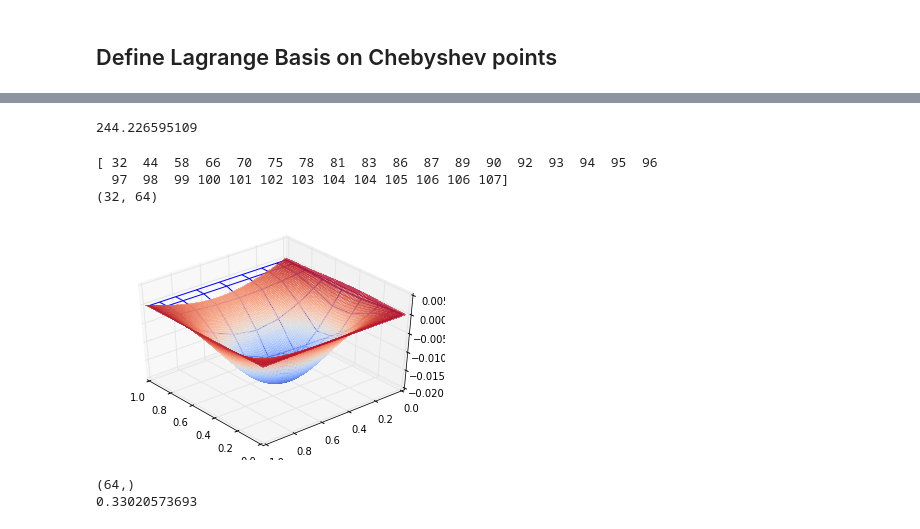
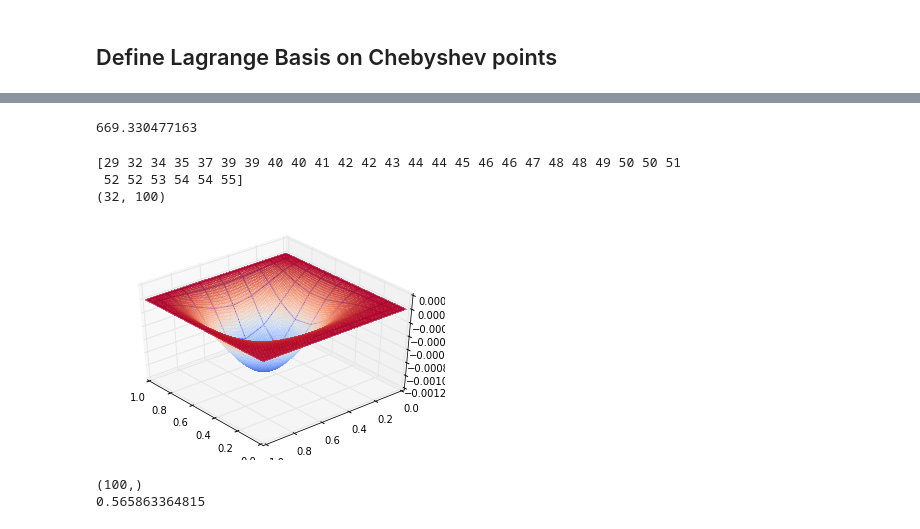
Before and after one commit to pdicerbo/P1.4, a Jupyter notebook: Basics/FinalProject.ipynb, the cells around one changed output, grey strips where cells are left out. Saved outputs shown, nothing was run; the diff lists cells and outputs as text; code cells hidden in the pictures.

```diff
--- a/Basics/FinalProject.ipynb
+++ b/Basics/FinalProject.ipynb
@@ -232,9 +232,10 @@ print(M.shape)
 
 Ax = einsum('ai, bj -> abij', Q[1], DQ[0])
 Ax = Ax.reshape((Nq[0]*Nq[1],N[0]*N[1]))
-Ay = einsum('ai, bj -> abij', Q[1], DQ[0])
+Ay = einsum('ai, bj -> abij', DQ[1], Q[0])
 Ay = Ay.reshape((Nq[0]*Nq[1],N[0]*N[1]))
 
 Axx = Ax.T.dot(W.dot(Ax))
 Ayy = Ay.T.dot(W.dot(Ay))
+print(cond(Axx + Ayy))
 # %% [output]
@@ -244,6 +246,6 @@ Ayy = Ay.T.dot(W.dot(Ay))
 # %%
-def assemble_rhs(f, quad, B, W, t = None):
-    Qx, Qy = meshgrid(quad[0], quad[1])
+def assemble_rhs(f, t = None):
+    Qx, Qy = meshgrid(quadrature[0], quadrature[1])
     if t == None:
         G = f(Qx, Qy).flatten()
     else:
@@ -299,7 +301,7 @@ from sympy import cos as Cos
 q, r, t = symbols('q r t')
 
 # desired_sol = sin(q**2 * r**2 * (q - 1.)**2 * (r - 1.)**2) * (q - 1.)**2 *(r - 1.)**3
-desired_sol = Cos(t) * Sin(pi * q) * Sin(pi * r) * q**2 *  (q - 1.)**3
+desired_sol = -Sin(t) * Sin(pi * q) * Sin(pi * r) * q**2 * (1. - q) * r * (1 - r)
 
 dx = diff(desired_sol, q)
 dy = diff(desired_sol, r)
@@ -309,9 +311,9 @@ fterm = diff(desired_sol, t) - laplacian
 
 forcing_term = lambdify("q, r, t", fterm, "numpy")
 
-f_lambd = lambdify("q, r, t", desired_sol, "numpy")
-fx      = lambdify("q, r, t", dx, "numpy")
-fy      = lambdify("q, r, t", dy, "numpy")
+real_sol = lambdify("q, r, t", desired_sol, "numpy")
+fx       = lambdify("q, r, t", dx, "numpy")
+fy       = lambdify("q, r, t", dy, "numpy")
 # %%
 # Plot of the forcing term
 from mpl_toolkits.mplot3d import Axes3D
@@ -340,42 +342,47 @@ def eval_space(LL,U):
     return lambda x,y : eval_sp(LL,U,x,y)
 # %%
 def final_derivative(u, time):
-    F = assemble_rhs(forcing_term, quadrature, B, W, time)
-    AxAyu = (Axx + Ayy).dot(u)
-    prod = linalg.inv(10.*M).dot(F - AxAyu)
+    F = assemble_rhs(forcing_term, time)
+    AxAyU = (Axx + Ayy).dot(u)
+    # prod = inv(M).dot(F - AxAyU)
+    prod = solve(M, F - AxAyU)
     return prod
 # %%
-print(cond(100*M + Axx + Ayy))
+print(cond(M + Axx + Ayy))
 # %% [output]
-244.226595109
+669.330477163
 # %%
 from scipy.integrate import odeint
 tstep = 1. / 32.
 t_array = arange(0., 1., tstep)
 
 initial_cond = zeros(N[0] * N[1])
 
 results, nfo = odeint(final_derivative, initial_cond, t_array, full_output = True)
 print(nfo['nst'])
 print(results.shape)
 
-#print(u.shape)
-to_print = results[-1, :].reshape((N[1],N[0]))
+u_next = tstep * assemble_rhs(forcing_term, 0.)
+u_next += tstep * assemble_rhs(forcing_term, 1./32.)
+
+to_print = results[1, :].reshape((N[1],N[0]))
+
 uh = eval_space(LL, to_print)
+#uh = eval_space(LL, u_next.reshape((N[1], N[0])))
 
 
 fig = plt.figure()
 ax = fig.gca(projection='3d')
 
-surf0 = ax.plot_wireframe(QX, QY, f_lambd(QX, QY, 1.))
+surf0 = ax.plot_wireframe(QX, QY, real_sol(QX, QY, 1./32.))
 surf1 = ax.plot_surface(X, Y, uh(X,Y), rstride=1, cstride=1, cmap=cm.coolwarm, linewidth=0, antialiased=False, alpha=.5)
 
 ax.view_init(elev=40., azim=140)
 # %% [output]
-[ 32  44  58  66  70  75  78  81  83  86  87  89  90  92  93  94  95  96
-  97  98  99 100 101 102 103 104 104 105 106 106 107]
-(32, 64)
+[29 32 34 35 37 39 39 40 40 41 42 42 43 44 44 45 46 46 47 48 48 49 50 50 51
+ 52 52 53 54 54 55]
+(32, 100)
-[figure, old version]
+[figure, new version]
 # %%
 # error calculation
 wh_coeff = solve(M, results[-1,:])
@@ -386,7 +393,7 @@ wh = B.dot(wh_coeff)
 
 gx, gy = meshgrid(quadrature[0], quadrature[1])
 
-to_sum = f_lambd(gx, gy, 1.).flatten()
+to_sum = real_sol(gx, gy, 1.).flatten()
 
 integ = wh - to_sum
 
@@ -396,5 +403,5 @@ done = W.dot(qd)
 final_res = (add.reduce(done))**.5
 print(final_res)
 # %% [output]
-(64,)
-0.33020573693
+(100,)
+0.565863364815
```
Also changed, not shown: parts of 6 cells of this notebook.
